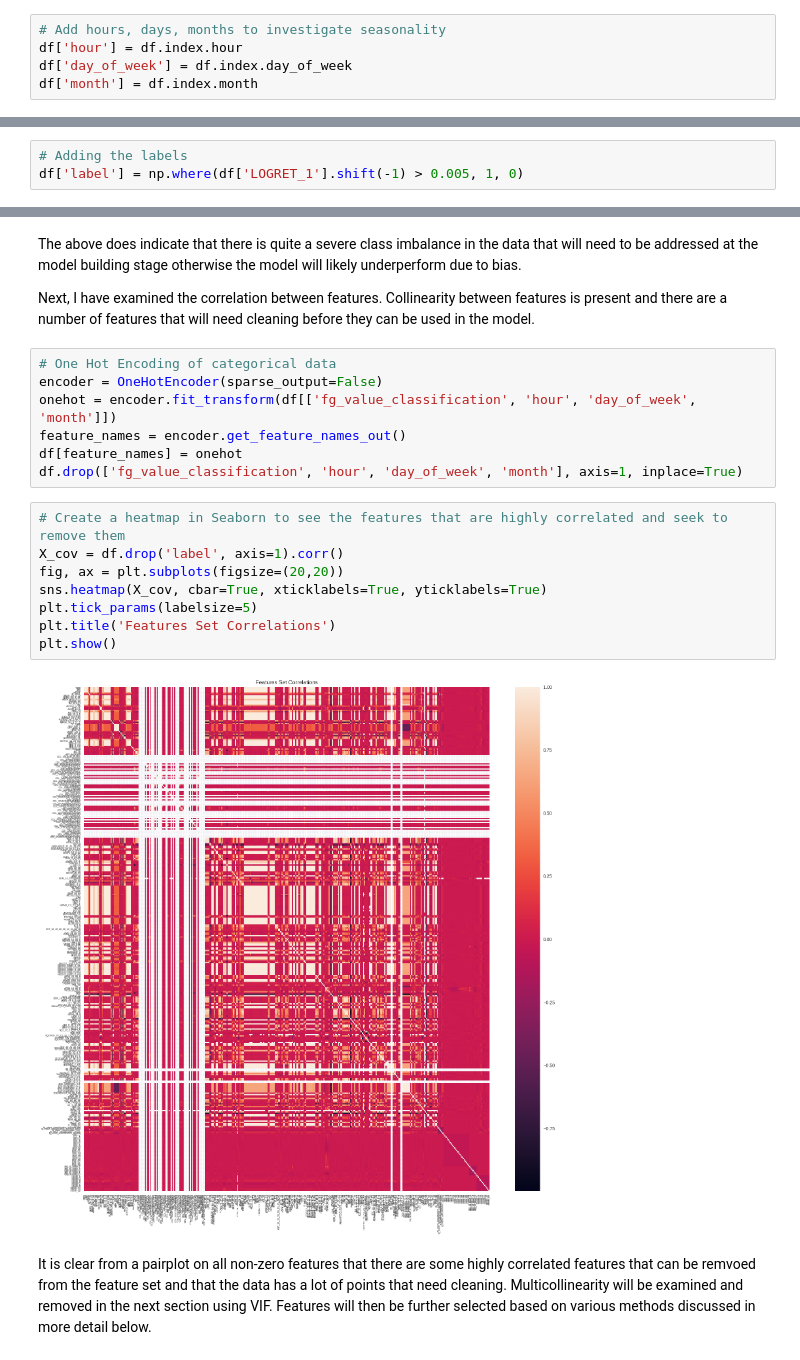
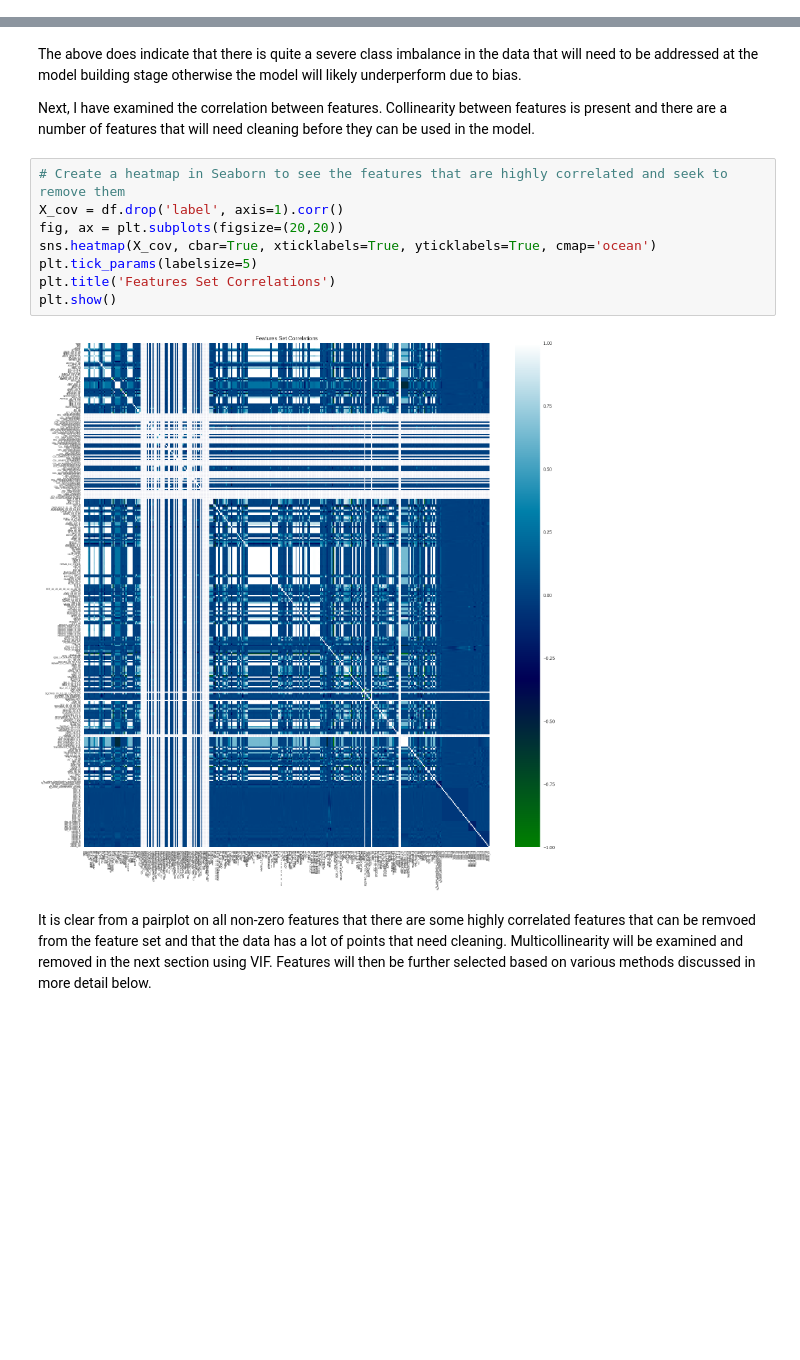
Before and after one commit to will-j-c/cqf_final_project_DL, a Jupyter notebook: report.ipynb, the cells around one changed output, grey strips where cells are left out. Saved outputs shown, nothing was run; the diff lists cells and outputs as text; blank space fills up the shorter version.

```diff
--- a/report.ipynb
+++ b/report.ipynb
@@ -127,5 +127,0 @@ df.ta.study(cores=0)
-# %%
-# Add hours, days, months to investigate seasonality
-df['hour'] = df.index.hour
-df['day_of_week'] = df.index.day_of_week
-df['month'] = df.index.month
@@ -147,9 +146,6 @@ $$ y_t =
     0  & \quad \text{otherwise}
   \end{cases}
 $$
-# %%
-# Adding the labels
-df['label'] = np.where(df['LOGRET_1'].shift(-1) > 0.005, 1, 0)
 # %% [markdown]
 ### Exploratory Data Analysis
 
@@ -222,23 +217,16 @@ Name: count, dtype: int64
 The above does indicate that there is quite a severe class imbalance in the data that will need to be addressed at the model building stage otherwise the model will likely underperform due to bias.
 
 Next, I have examined the correlation between features. Collinearity between features is present and there are a number of features that will need cleaning before they can be used in the model.
-# %%
-# One Hot Encoding of categorical data
-encoder = OneHotEncoder(sparse_output=False)
-onehot = encoder.fit_transform(df[['fg_value_classification', 'hour', 'day_of_week', 'month']])
-feature_names = encoder.get_feature_names_out()
-df[feature_names] = onehot
-df.drop(['fg_value_classification', 'hour', 'day_of_week', 'month'], axis=1, inplace=True)
 # %%
 # Create a heatmap in Seaborn to see the features that are highly correlated and seek to remove them
 X_cov = df.drop('label', axis=1).corr()
 fig, ax = plt.subplots(figsize=(20,20))
-sns.heatmap(X_cov, cbar=True, xticklabels=True, yticklabels=True)
+sns.heatmap(X_cov, cbar=True, xticklabels=True, yticklabels=True, cmap='ocean')
 plt.tick_params(labelsize=5)
 plt.title('Features Set Correlations')
 plt.show()
 # %% [output]
-[figure, old version]
+[figure, new version]
 # %% [markdown]
 It is clear from a pairplot on all non-zero features that there are some highly correlated features that can be remvoed from the feature set and that the data has a lot of points that need cleaning. Multicollinearity will be examined and removed in the next section using VIF. Features will then be further selected based on various methods discussed in more detail below.
 # %% [markdown]
```
Also changed, not shown: parts of 13 cells of this notebook.
